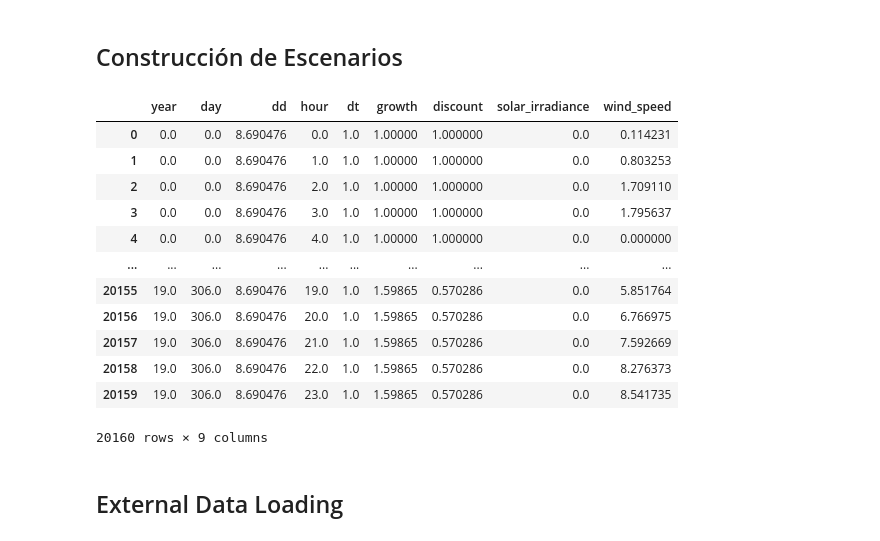
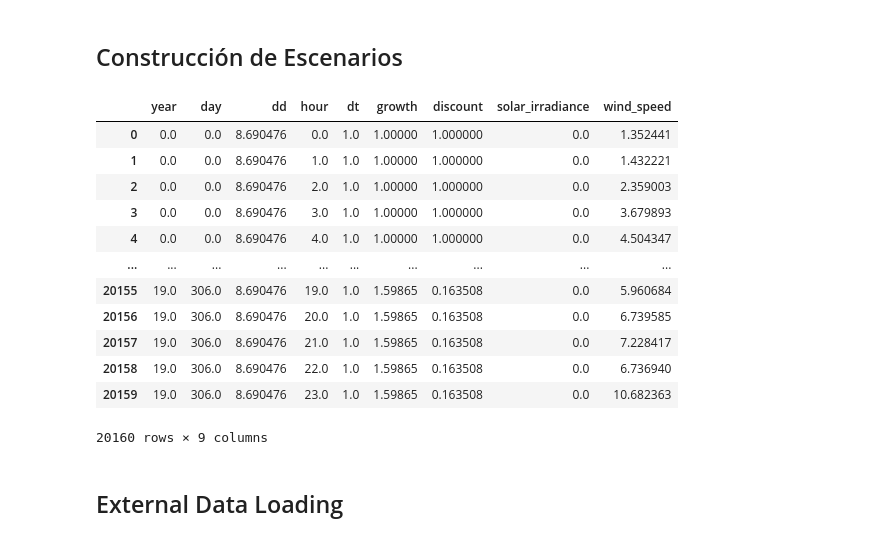
Before and after one commit to MGFO/MGFO, a Jupyter notebook: IEEE 13M.ipynb, the cells around one changed output. Cells and saved outputs as stored; diff of their text form; code cells hidden in the pictures.

```diff
--- a/IEEE 13M.ipynb
+++ b/IEEE 13M.ipynb
@@ -118,2 +179,7 @@ print(net)
 # %% [markdown]
 ## Construcción de Escenarios
+# %%
+Mean_Monthly_Solar_Irradiance = [7.5e3, 7.2e3, 6.5e3, 5.5e3, 4.5e3, 3.5e3, 2.5e3, 3.5e3, 4.5e3, 6.0e3, 7.0e3, 8.5e3]
+# %%
+sun_synth = Simulation.MonthlySolarIrradianceSimulator(latitude = -40.5490, longitude = -62.2438,
+                                                       monthly_average_irradiation = Mean_Monthly_Solar_Irradiance)
@@ -120,25 +188,29 @@ print(net)
+# %%
+wind_synth = Simulation.CorrelatedWeibull(c = 7.5 / 0.886, k = 2)
 # %%
 #s = Scenes.SceneBuilder(years = 4, subperiods = 1, days_in_subperiods = 1, dt=24, growth_rate = 0.025, discount_rate = 0.05)
 #s = Scenes.SceneBuilder(years = 4, subperiods = 4, days_in_subperiods = 1, dt=1, growth_rate = 0.025, discount_rate = 0.05)
 #s = Scenes.SceneBuilder(years = 20, subperiods = 4, days_in_subperiods = 5, dt=2, growth_rate = 0.025, discount_rate = 0.03)
 #s = Scenes.SceneBuilder(years = 20, subperiods = 12, days_in_subperiods = 7, growth_rate = 0.025, discount_rate = 0.03)
 #s = Scenes.SceneBuilder(years = 20, subperiods = 1, days_in_subperiods = 365, dt = 1, growth_rate = 0.025, discount_rate = 0.03)
-s = Scenes.SceneBuilder(years = 20, subperiods = 6, days_in_subperiods = 7, dt = 1, growth_rate = 0.025, discount_rate = 0.03)
+s = Scenes.SceneBuilder(years = 20, subperiods = 6, days_in_subperiods = 7, dt = 1, growth_rate = 0.025, discount_rate = 0.10)
+s.additional_columns['solar_irradiance'] = sun_synth
+s.additional_columns['wind_speed'] = wind_synth
 scenes = s.build_scenes()
 scenes
 # %% [output]
 |  | year | day | dd | hour | dt | growth | discount | solar_irradiance | wind_speed |
-| 0 | 0.0 | 0.0 | 8.690476 | 0.0 | 1.0 | 1.00000 | 1.000000 | 0.0 | 0.114231 |
-| 1 | 0.0 | 0.0 | 8.690476 | 1.0 | 1.0 | 1.00000 | 1.000000 | 0.0 | 0.803253 |
-| 2 | 0.0 | 0.0 | 8.690476 | 2.0 | 1.0 | 1.00000 | 1.000000 | 0.0 | 1.709110 |
-| 3 | 0.0 | 0.0 | 8.690476 | 3.0 | 1.0 | 1.00000 | 1.000000 | 0.0 | 1.795637 |
-| 4 | 0.0 | 0.0 | 8.690476 | 4.0 | 1.0 | 1.00000 | 1.000000 | 0.0 | 0.000000 |
+| 0 | 0.0 | 0.0 | 8.690476 | 0.0 | 1.0 | 1.00000 | 1.000000 | 0.0 | 1.352441 |
+| 1 | 0.0 | 0.0 | 8.690476 | 1.0 | 1.0 | 1.00000 | 1.000000 | 0.0 | 1.432221 |
+| 2 | 0.0 | 0.0 | 8.690476 | 2.0 | 1.0 | 1.00000 | 1.000000 | 0.0 | 2.359003 |
+| 3 | 0.0 | 0.0 | 8.690476 | 3.0 | 1.0 | 1.00000 | 1.000000 | 0.0 | 3.679893 |
+| 4 | 0.0 | 0.0 | 8.690476 | 4.0 | 1.0 | 1.00000 | 1.000000 | 0.0 | 4.504347 |
 | ... | ... | ... | ... | ... | ... | ... | ... | ... | ... |
-| 20155 | 19.0 | 306.0 | 8.690476 | 19.0 | 1.0 | 1.59865 | 0.570286 | 0.0 | 5.851764 |
-| 20156 | 19.0 | 306.0 | 8.690476 | 20.0 | 1.0 | 1.59865 | 0.570286 | 0.0 | 6.766975 |
-| 20157 | 19.0 | 306.0 | 8.690476 | 21.0 | 1.0 | 1.59865 | 0.570286 | 0.0 | 7.592669 |
-| 20158 | 19.0 | 306.0 | 8.690476 | 22.0 | 1.0 | 1.59865 | 0.570286 | 0.0 | 8.276373 |
-| 20159 | 19.0 | 306.0 | 8.690476 | 23.0 | 1.0 | 1.59865 | 0.570286 | 0.0 | 8.541735 |
+| 20155 | 19.0 | 306.0 | 8.690476 | 19.0 | 1.0 | 1.59865 | 0.163508 | 0.0 | 5.960684 |
+| 20156 | 19.0 | 306.0 | 8.690476 | 20.0 | 1.0 | 1.59865 | 0.163508 | 0.0 | 6.739585 |
+| 20157 | 19.0 | 306.0 | 8.690476 | 21.0 | 1.0 | 1.59865 | 0.163508 | 0.0 | 7.228417 |
+| 20158 | 19.0 | 306.0 | 8.690476 | 22.0 | 1.0 | 1.59865 | 0.163508 | 0.0 | 6.736940 |
+| 20159 | 19.0 | 306.0 | 8.690476 | 23.0 | 1.0 | 1.59865 | 0.163508 | 0.0 | 10.682363 |
 20160 rows × 9 columns
 # %% [markdown]
 ## External Data Loading
```
Also changed, not shown: parts of 149 cells of this notebook, 16 other files.
